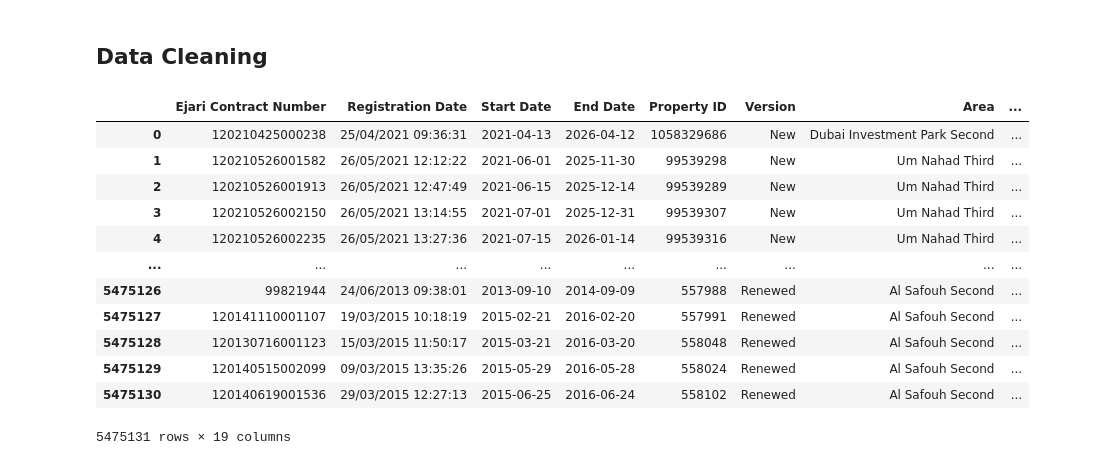
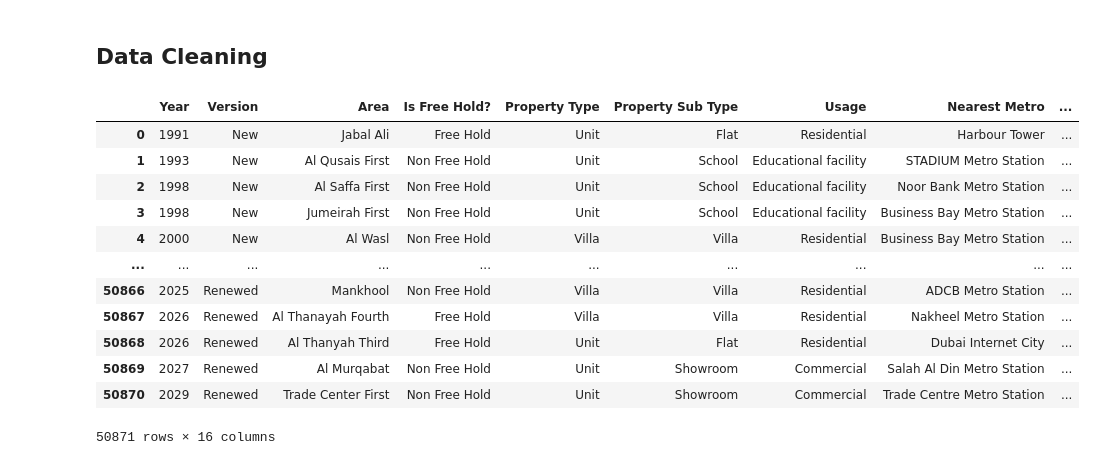
Before and after one commit to codyy6/Ocean-Dubai-House-Rental-and-Sales-Prediction, a Jupyter notebook: Data Cleaning/Rents & Transactions.ipynb, the cells around one changed output. Drawn from its saved outputs; the diff is of its cells as text; code cells hidden in the pictures.

```diff
--- a/Data Cleaning/Rents & Transactions.ipynb
+++ b/Data Cleaning/Rents & Transactions.ipynb
@@ -278,26 +295,41 @@ array([[<Axes: title={'center': 'Ejari Contract Number'}>,
+# %%
+# Get unique areas
+unique_areas = rents_df['Area'].unique()
+
+# Create a dictionary to store the coordinates
+area_coordinates = {}
+
+# Loop through each unique area and get the coordinates
+for area in unique_areas:
+    lat, lon = get_coordinates(area)
+    area_coordinates[area] = (lat, lon)
+
+# Create a new DataFrame from the dictionary
+coordinates_df = pd.DataFrame.from_dict(area_coordinates, orient='index', columns=['Latitude', 'Longitude'])
+
+# Merge the coordinates back to the original DataFrame
+rents_df = rents_df.merge(coordinates_df, left_on='Area', right_index=True, how='left')
 # %%
 rents_df.drop(columns=['Project', 'Master Project', 'Parking', 'Number of Rooms' ], inplace = True)
 # %%
 # Convert 'Start Date' and 'End Date' to datetime
 rents_df['Start Date'] = pd.to_datetime(rents_df['Start Date'], dayfirst=True, errors='coerce')
 rents_df['End Date'] = pd.to_datetime(rents_df['End Date'], dayfirst=True, errors='coerce')
-
-# Calculate the duration in days and place it under a new column 'Duration'
-rents_df['Duration (days)'] = (rents_df['End Date'] - rents_df['Start Date']).dt.days
-
-# Display the updated dataframe
-rents_df
-# %% [output]
-|  | Ejari Contract Number | Registration Date | Start Date | End Date | Property ID | Version | Area | ... |
-| 0 | 120210425000238 | 25/04/2021 09:36:31 | 2021-04-13 | 2026-04-12 | 1058329686 | New | Dubai Investment Park Second | ... |
-| 1 | 120210526001582 | 26/05/2021 12:12:22 | 2021-06-01 | 2025-11-30 | 99539298 | New | Um Nahad Third | ... |
-| 2 | 120210526001913 | 26/05/2021 12:47:49 | 2021-06-15 | 2025-12-14 | 99539289 | New | Um Nahad Third | ... |
-| 3 | 120210526002150 | 26/05/2021 13:14:55 | 2021-07-01 | 2025-12-31 | 99539307 | New | Um Nahad Third | ... |
-| 4 | 120210526002235 | 26/05/2021 13:27:36 | 2021-07-15 | 2026-01-14 | 99539316 | New | Um Nahad Third | ... |
-| ... | ... | ... | ... | ... | ... | ... | ... | ... |
-| 5475126 | 99821944 | 24/06/2013 09:38:01 | 2013-09-10 | 2014-09-09 | 557988 | Renewed | Al Safouh Second | ... |
-| 5475127 | 120141110001107 | 19/03/2015 10:18:19 | 2015-02-21 | 2016-02-20 | 557991 | Renewed | Al Safouh Second | ... |
-| 5475128 | 120130716001123 | 15/03/2015 11:50:17 | 2015-03-21 | 2016-03-20 | 558048 | Renewed | Al Safouh Second | ... |
-| 5475129 | 120140515002099 | 09/03/2015 13:35:26 | 2015-05-29 | 2016-05-28 | 558024 | Renewed | Al Safouh Second | ... |
-| 5475130 | 120140619001536 | 29/03/2015 12:27:13 | 2015-06-25 | 2016-06-24 | 558102 | Renewed | Al Safouh Second | ... |
-5475131 rows × 19 columns
+# %%
+# Remove any non-numeric characters and convert to float
+rents_df['Annual Amount'] = rents_df['Annual Amount'].replace('[\$,]', '', regex=True).astype(float)
+rents_df['Property Size (sq.m)'] = rents_df['Property Size (sq.m)'].replace('[\$,]', '', regex=True).astype(float)
+rents_df['Contract Amount'] = rents_df['Contract Amount'].replace('[\$,]', '', regex=True).astype(float)
+# %%
+# Correct the years 2107, 2108, and 2109 to 2017, 2018, and 2019 in 'Start Date' and 'End Date' columns
+rents_df['Start Date'] = rents_df['Start Date'].replace({
+    '2107-06-05': '2017-06-05',
+    '2108-06-05': '2018-06-05',
+    '2109-07-05': '2019-07-05'
+})
+
+rents_df['End Date'] = rents_df['End Date'].replace({
+    '2108-06-04': '2018-06-04',
+    '2109-07-04': '2019-07-04',
+    '2110-07-04': '2020-07-04'
+})
@@ -314,7 +349,9 @@ rents_annual = (
         'Usage',
         'Nearest Metro',
         'Nearest Mall',
-        'Nearest Landmark'
+        'Nearest Landmark',
+        'Longitude',
+        'Latitude'
     ])
     .agg({
         'Contract Amount': 'sum',
@@ -325,4 +362,20 @@ rents_annual = (
     .reset_index()
     .rename(columns={'Duration (days)': 'Count'})
 )
+# %%
+rents_annual
+# %% [output]
+|  | Year | Version | Area | Is Free Hold? | Property Type | Property Sub Type | Usage | Nearest Metro | ... |
+| 0 | 1991 | New | Jabal Ali | Free Hold | Unit | Flat | Residential | Harbour Tower | ... |
+| 1 | 1993 | New | Al Qusais First | Non Free Hold | Unit | School | Educational facility | STADIUM Metro Station | ... |
+| 2 | 1998 | New | Al Saffa First | Non Free Hold | Unit | School | Educational facility | Noor Bank Metro Station | ... |
+| 3 | 1998 | New | Jumeirah First | Non Free Hold | Unit | School | Educational facility | Business Bay Metro Station | ... |
+| 4 | 2000 | New | Al Wasl | Non Free Hold | Villa | Villa | Residential | Business Bay Metro Station | ... |
+| ... | ... | ... | ... | ... | ... | ... | ... | ... | ... |
+| 50866 | 2025 | Renewed | Mankhool | Non Free Hold | Villa | Villa | Residential | ADCB Metro Station | ... |
+| 50867 | 2026 | Renewed | Al Thanayah Fourth | Free Hold | Villa | Villa | Residential | Nakheel Metro Station | ... |
+| 50868 | 2026 | Renewed | Al Thanyah Third | Free Hold | Unit | Flat | Residential | Dubai Internet City | ... |
+| 50869 | 2027 | Renewed | Al Murqabat | Non Free Hold | Unit | Showroom | Commercial | Salah Al Din Metro Station | ... |
+| 50870 | 2029 | Renewed | Trade Center First | Non Free Hold | Unit | Showroom | Commercial | Trade Centre Metro Station | ... |
+50871 rows × 16 columns
 # %%
```
Also changed, not shown: parts of 13 cells of this notebook, 3 other files.
